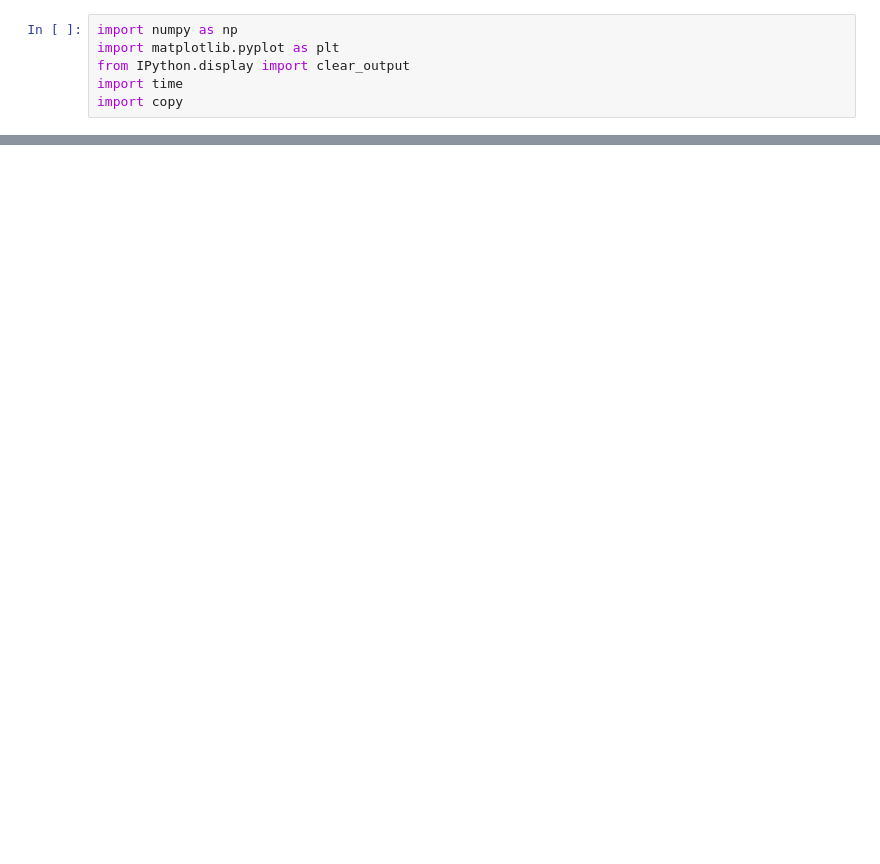
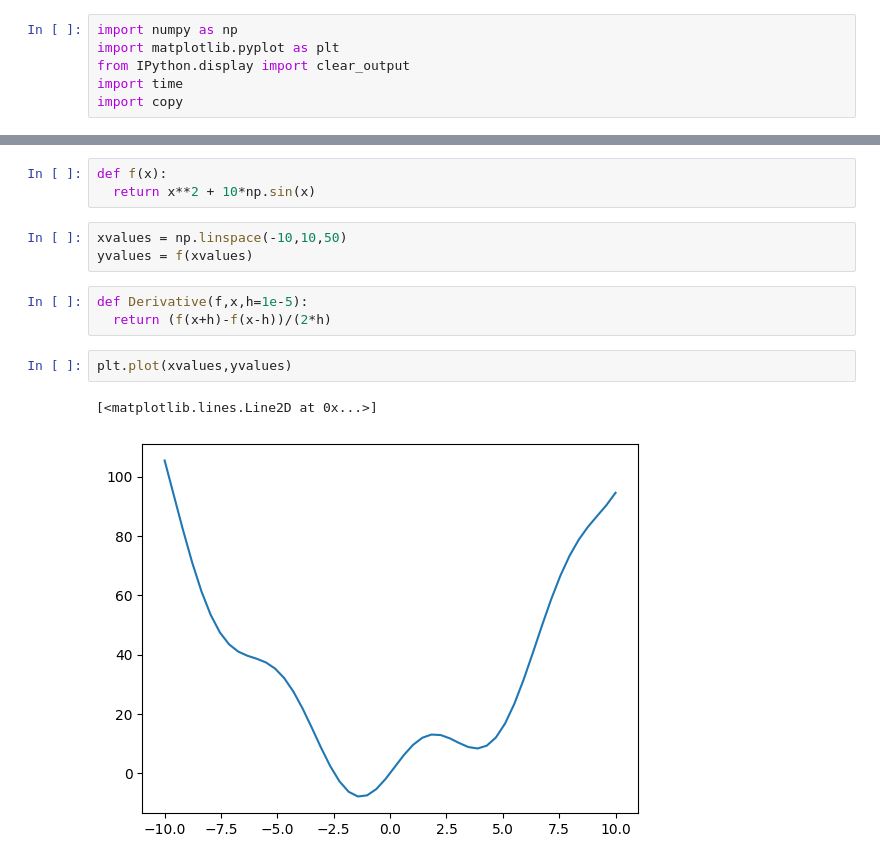
Before and after one commit to asegura4488/MetodosComputacionalesI2025, a Jupyter notebook: Semana4/DescensoGradiente1.ipynb, the cells around one changed output, grey strips where cells are left out. Saved outputs shown, nothing was run; the diff lists cells and outputs as text; blank space fills up the shorter version.

```diff
--- a/Semana4/DescensoGradiente1.ipynb
+++ b/Semana4/DescensoGradiente1.ipynb
@@ -22,0 +23,14 @@ Plotter(10)
+# %%
+def f(x):
+  return x**2 + 10*np.sin(x)
+# %%
+xvalues = np.linspace(-10,10,50)
+yvalues = f(xvalues)
+# %%
+def Derivative(f,x,h=1e-5):
+  return (f(x+h)-f(x-h))/(2*h)
+# %%
+plt.plot(xvalues,yvalues)
+# %% [output]
+[<matplotlib.lines.Line2D at 0x...>]
+[figure, added]
```
Also changed, not shown: parts of 5 cells of this notebook.
